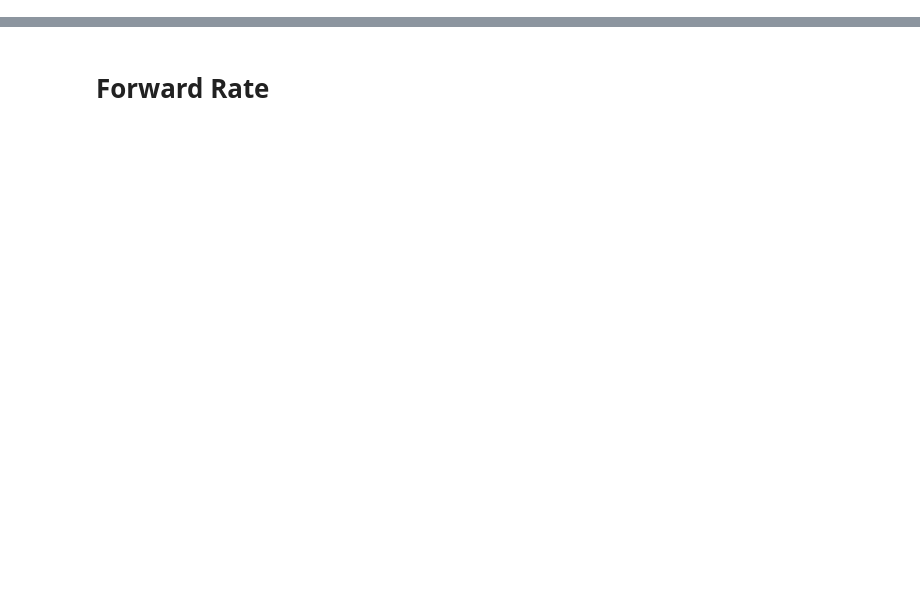
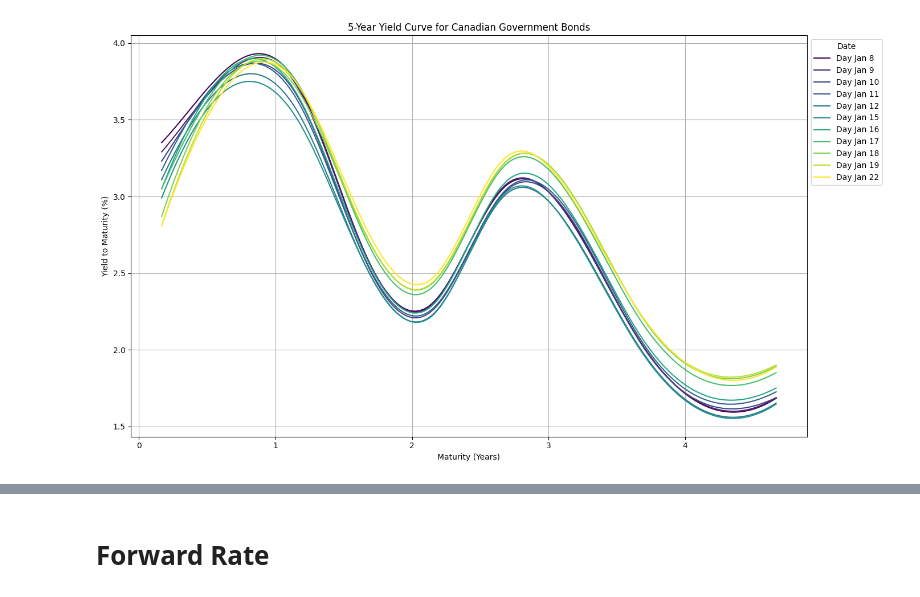
Before and after one commit to Benlitzie/APM466, a Jupyter notebook: demo.ipynb, the cells around one changed output, grey strips where cells are left out. Drawn from its saved outputs; the diff is of its cells as text; code cells hidden in the pictures; blank space fills up the shorter version.

```diff
--- a/demo.ipynb
+++ b/demo.ipynb
@@ -25,26 +49,36 @@ days = ["Jan 8", "Jan 9", "Jan 10", "Jan 11", "Jan 12", "Jan 15", "Jan 16", "Jan
 # %%
 # Function to calculate YTM
 def ytm(price, coupon, years_to_maturity, face_value=100, guess=0.05):
     def price_func(ytm):
         return sum([coupon / (1 + ytm / 2) ** (2 * t) for t in range(1, int(years_to_maturity * 2) + 1)]) + face_value / (1 + ytm / 2) ** (2 * years_to_maturity) - price
     return newton(price_func, guess)
 
+def YTM(present_values, coupons, terms):
+  # Yield to Maturity (YTM) = [Annual Coupon + (FV – PV) ÷ Number of Compounding Periods)] ÷ [(FV + PV) ÷ 2]
+  # Face value is always 100
+  n_periods = terms
+  annual_coupons = coupons * 0.5 # semi annual coupons
+  ytm = (annual_coupons + (100-present_values)/n_periods) / (1/2 * (present_values+100))
+  return ytm
+
 # Calculate YTM for each bond for each day
-ytms = np.array([[ytm(price, coupon, term) for price, coupon, term in zip(day_prices, coupons, terms)] for day_prices in bond_prices])
+ytms = np.array([[YTM(price, coupon, term) for price, coupon, term in zip(day_prices, coupons, terms)] for day_prices in bond_prices])
 
 # Plotting
 plt.figure(figsize=(14, 8))
 colors = plt.cm.viridis(np.linspace(0, 1, len(bond_prices)))
 for i, (ytm_day, color) in enumerate(zip(ytms, colors)):
     cs = CubicSpline(terms, ytm_day)
     xs = np.linspace(terms[0], terms[-1], 500)
     ys = cs(xs)
     plt.plot(xs, ys * 100, label=f"Day {days[i]}", color=color)  # Convert YTM to percentage
 
 plt.title("5-Year Yield Curve for Canadian Government Bonds")
 plt.xlabel("Maturity (Years)")
 plt.ylabel("Yield to Maturity (%)")
 plt.legend(loc="upper left", bbox_to_anchor=(1, 1), title="Date")
 plt.grid(True)
 plt.tight_layout()
 plt.show()
+# %% [output]
+[figure, added]
```
Also changed, not shown: parts of 10 cells of this notebook.
